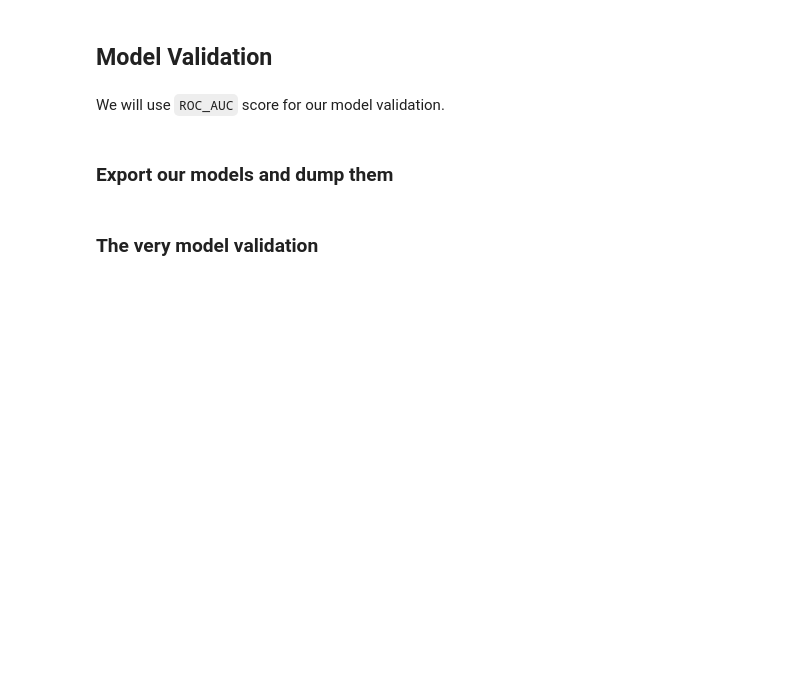
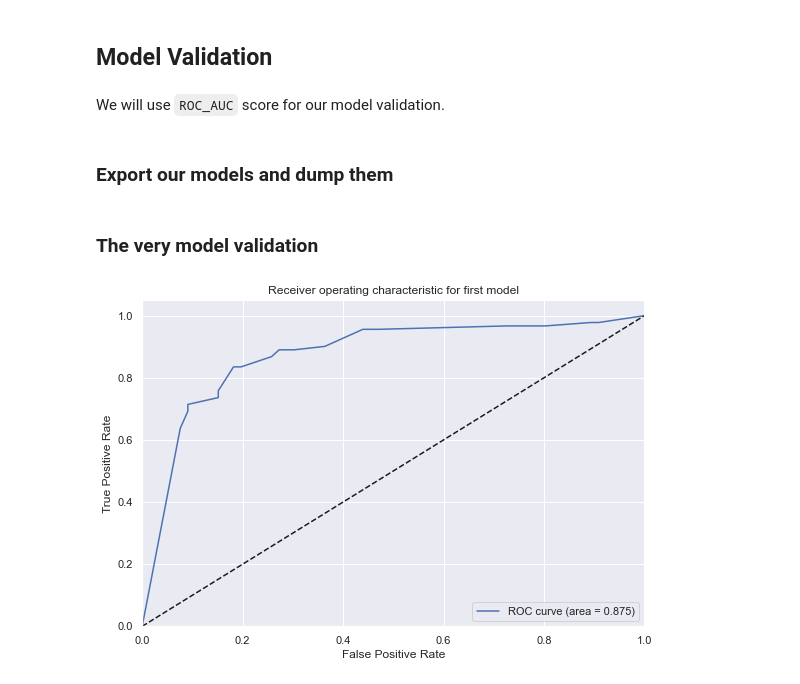
Before and after one commit to MichYar/GreatChallenges-2020, a Jupyter notebook: notebooks/notebook1.ipynb, the cells around one changed output. Drawn from its saved outputs; the diff is of its cells as text; code cells hidden in the pictures; blank space fills up the shorter version.

```diff
--- a/notebooks/notebook1.ipynb
+++ b/notebooks/notebook1.ipynb
@@ -7,10 +7,13 @@ import pandas as pd
 import numpy as np
 import matplotlib.pyplot as plt
 import seaborn as sns
-from sklearn.tree import *
+from sklearn import tree
 from sklearn.ensemble import *
 from sklearn.metrics import *
 from sklearn.model_selection import *
+from graphviz import *
+%matplotlib inline
+sns.set(rc = {'figure.figsize':(9, 6)})
 # %% [markdown]
 ## Second. Data Preprocession
 # %% [markdown]
@@ -528,8 +531,8 @@ X2, y2 = users_data2.drop(['target'], axis=1), users_data2['target']
 # %% [markdown]
 #### `train_test_split`
 # %%
-X_train, X_test, y_train, y_test = train_test_split(X, y, test_size=0.1)
-X_train2, X_test2, y_train2, y_test2 = train_test_split(X2, y2, test_size=0.1)
+X_train, X_test, y_train, y_test = train_test_split(X, y, test_size=0.2)
+X_train2, X_test2, y_train2, y_test2 = train_test_split(X2, y2, test_size=0.2)
 # %% [markdown]
 ### The very machine learning
 # %%
@@ -615,3 +619,18 @@ save.close()
 # %%
 y_pred = estimator_1.predict_proba(X_test)
 y_pred2 = estimator_2.predict_proba(X_test2)
+# %%
+fpr, tpr, thresholds = roc_curve(y_test, y_pred[:,1])
+roc_auc= auc(fpr, tpr)
+plt.figure()
+plt.plot(fpr, tpr, label='ROC curve (area = %0.3f)' % (roc_auc))
+plt.plot([0, 1], [0, 1], 'k--')
+plt.xlim([0.0, 1.0])
+plt.ylim([0.0, 1.05])
+plt.xlabel('False Positive Rate')
+plt.ylabel('True Positive Rate')
+plt.title('Receiver operating characteristic for first model')
+plt.legend(loc="lower right")
+plt.show()
+# %% [output]
+[figure, added]
```
Also changed, not shown: parts of 13 cells of this notebook.
